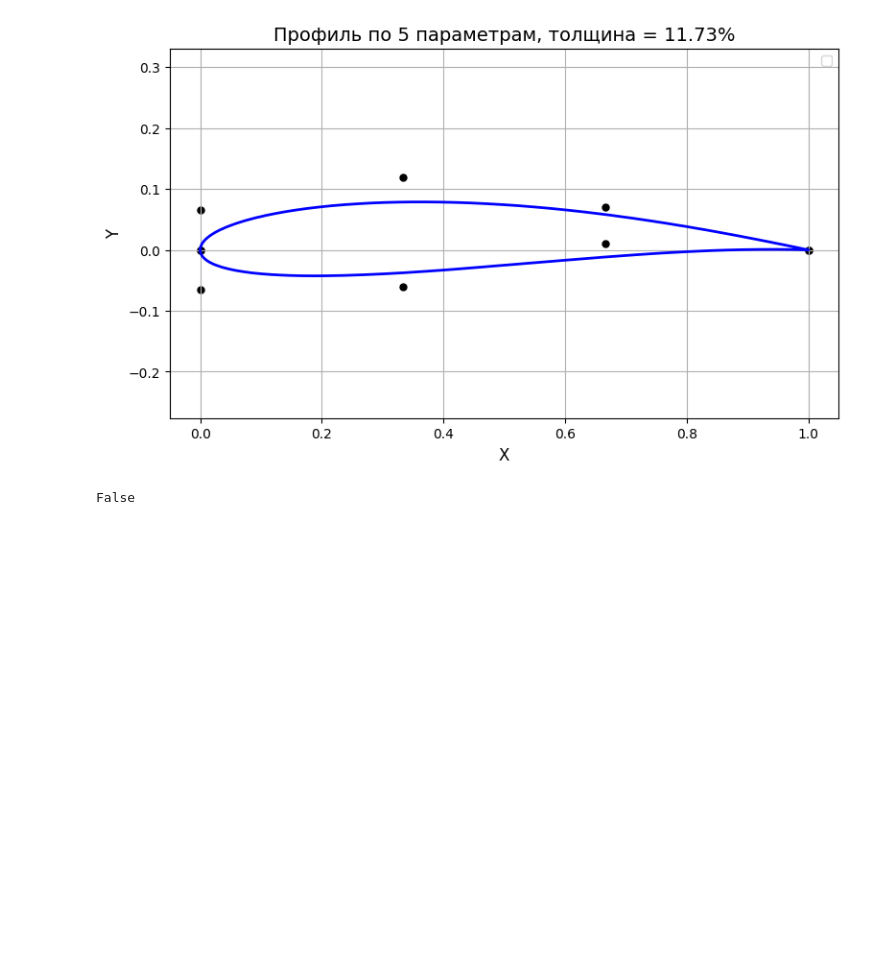
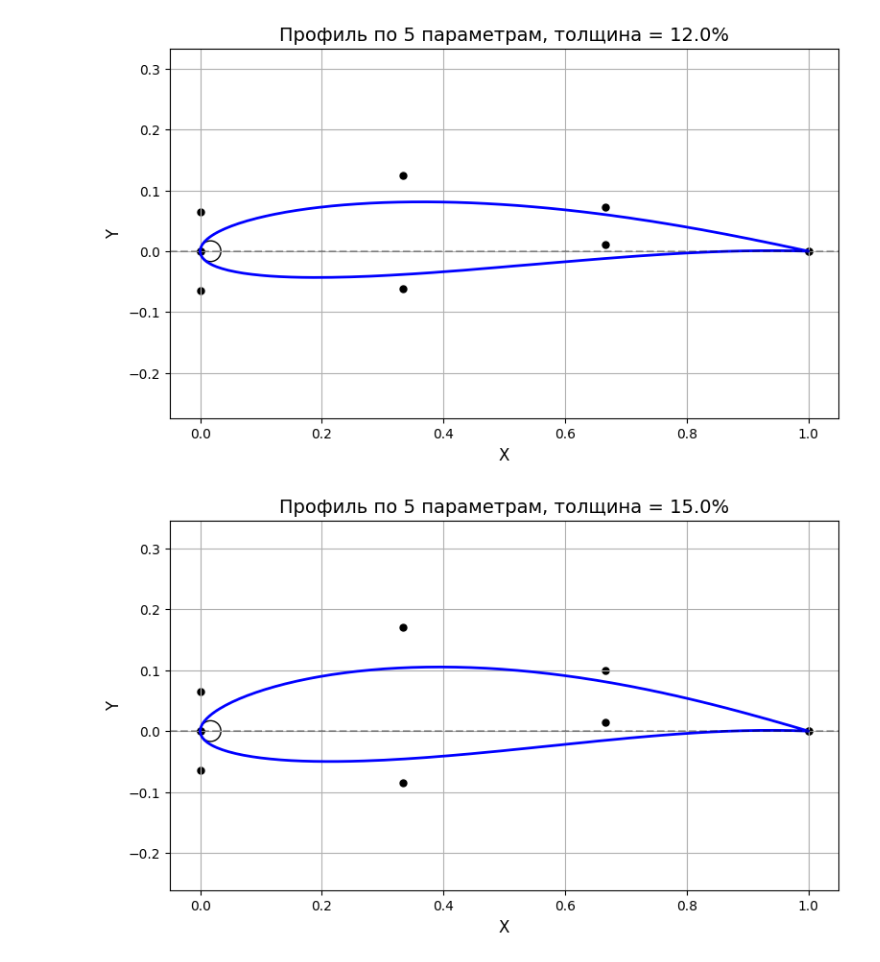
Before and after one commit to 737CMD/Diploma_bac, a Jupyter notebook: code/geometry_synt.ipynb, the cells around one changed output. Saved outputs shown, nothing was run; the diff lists cells and outputs as text; code cells hidden in the pictures; blank space fills up the shorter version.

```diff
--- a/code/geometry_synt.ipynb
+++ b/code/geometry_synt.ipynb
@@ -6,7 +6,7 @@ import os
 # %%
 class airfoil_structured:
     #класс для хранения данных о профиле с структурированными точками (расстояние между всеми абсциссами одинаковое)
-    def __init__(self, r_forw, up_coords, down_coords, dy_te):
+    def __init__(self, r_forw, up_coords, down_coords, dy_te, min_thick = -1):
         self.N = len(up_coords) + 3
         self.r_forw = r_forw
         self.dy_te = dy_te
@@ -18,21 +18,29 @@ class airfoil_structured:
         self.up_y_coords[1] = t
         self.down_y_coords[1] = -t
         self.update_curve()
+        if min_thick != -1: self.correct_thick(min_thick)
+
     def update_curve(self):
+        """
+        Создает объекты двух кривых Безье
+        """
         upnodes = np.asfortranarray([self.x_coords, self.up_y_coords])
         downnodes = np.asfortranarray([self.x_coords, self.down_y_coords])
         self.upcurve = bezier.Curve.from_nodes(upnodes)
         self.downcurve = bezier.Curve.from_nodes(downnodes)
+
     def coords(self, Ncoords):
         t_space = np.linspace(0, 1, Ncoords)
         up_coords = self.upcurve.evaluate_multi(t_space)
         down_coords = self.downcurve.evaluate_multi(t_space)
         return up_coords, down_coords
+
     def self_intersect(self):
         if self.dy_te != 0: intersec_num = 1
         else: intersec_num = 2
         intersections = self.upcurve.intersect(self.downcurve)
         return len(intersections[0]) > intersec_num
+
     def plot(self, show_circle = False):
         data = self.coords(100)
         x_coords = np.append(data[0][0], data[1][0][::-1])
@@ -46,11 +54,11 @@ class airfoil_structured:
         plt.axis('equal')
         plt.scatter(self.x_coords, self.up_y_coords, color = "black", s=25)
         plt.scatter(self.x_coords, self.down_y_coords, color = "black", s=25)
-        plt.legend()
         if(show_circle):
             plt.axhline(y=0, color='k', linestyle='--', alpha=0.3)  # Горизонтальная ось
             plt.gca().add_artist(plt.Circle((self.r_forw, 0), radius=self.r_forw, fill = False))
         plt.show()
+
     def create_selig_file(self, N):
         upper_curve, lower_curve = self.coords(N)
         x_upper, y_upper = upper_curve
@@ -63,6 +71,7 @@ class airfoil_structured:
                 f.write(f"{x}   {y}\n")
             for x, y in lower_sorted[1:]:
                 f.write(f"{x}   {y}\n")
+
     def create_icem_file(self, N):
         upper_curve, lower_curve = self.coords(N)
         x_upper, y_upper = upper_curve
@@ -76,6 +85,7 @@ class airfoil_structured:
                 f.write(f"{x} {y} 0.0\n")
             for x, y in lower_sorted:
                 f.write(f"{x} {y} 0.0\n")
+
     def thick(self):
         upper_curve, lower_curve = self.coords(100)
         x_upper, y_upper = upper_curve
@@ -87,6 +97,19 @@ class airfoil_structured:
         max_thick = np.max(thickness)*100
         pos = np.argmax(thickness)
         return max_thick, pos
+
+    def correct_thick(self, min_thick):
+        thickness, pos = self.thick()
+        k = 0
+        while thickness < min_thick:
+            k += 1
+            factor = min_thick / thickness
+            for i in range(2, self.N-1):
+                self.up_y_coords[i] *= factor
+                self.down_y_coords[i] *= factor
+            self.update_curve()
+            thickness, pos = self.thick()
+
     def elevate(self):
         self.upcurve = self.upcurve.elevate()
         self.downcurve = self.downcurve.elevate()
@@ -94,12 +117,10 @@ class airfoil_structured:
         self.down_y_coords = self.downcurve.nodes[1]
         self.N = len(self.x_coords)
 # %%
-caca0012 = airfoil_structured(0.017, [0.12, 0.07], [-0.06, 0.01], 0)
-caca0012.plot()
-caca0012.self_intersect()
-print(caca0012.self_intersect())
-caca0012.create_icem_file(500)
-f_coords = caca0012.coords(100)
+caca0012 = airfoil_structured(0.017, [0.12, 0.07], [-0.06, 0.01], 0, min_thick=12)
+caca0012.plot(show_circle=True)
+caca0012.correct_thick(15)
+caca0012.plot(show_circle=True)
 # %% [output]
-[figure, old version]
+[figure, new version]
-False
+[figure, added]
```
Also changed, not shown: 14 other files.
